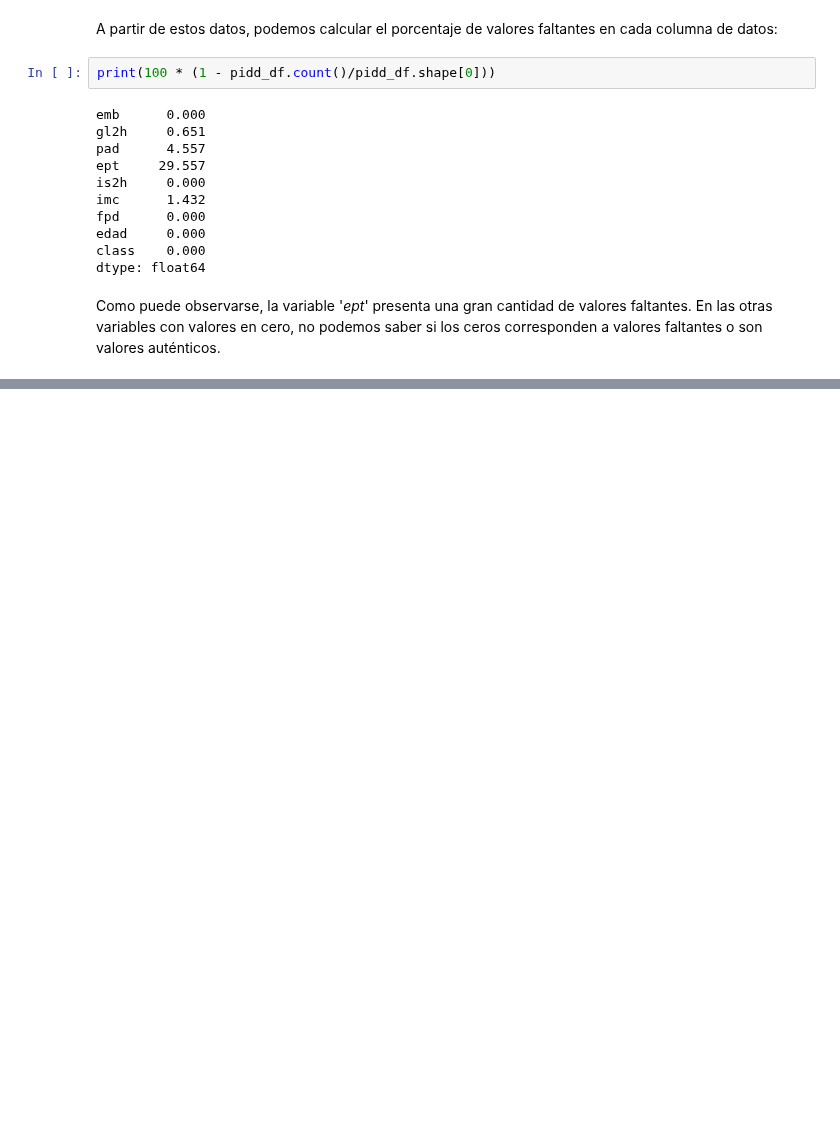
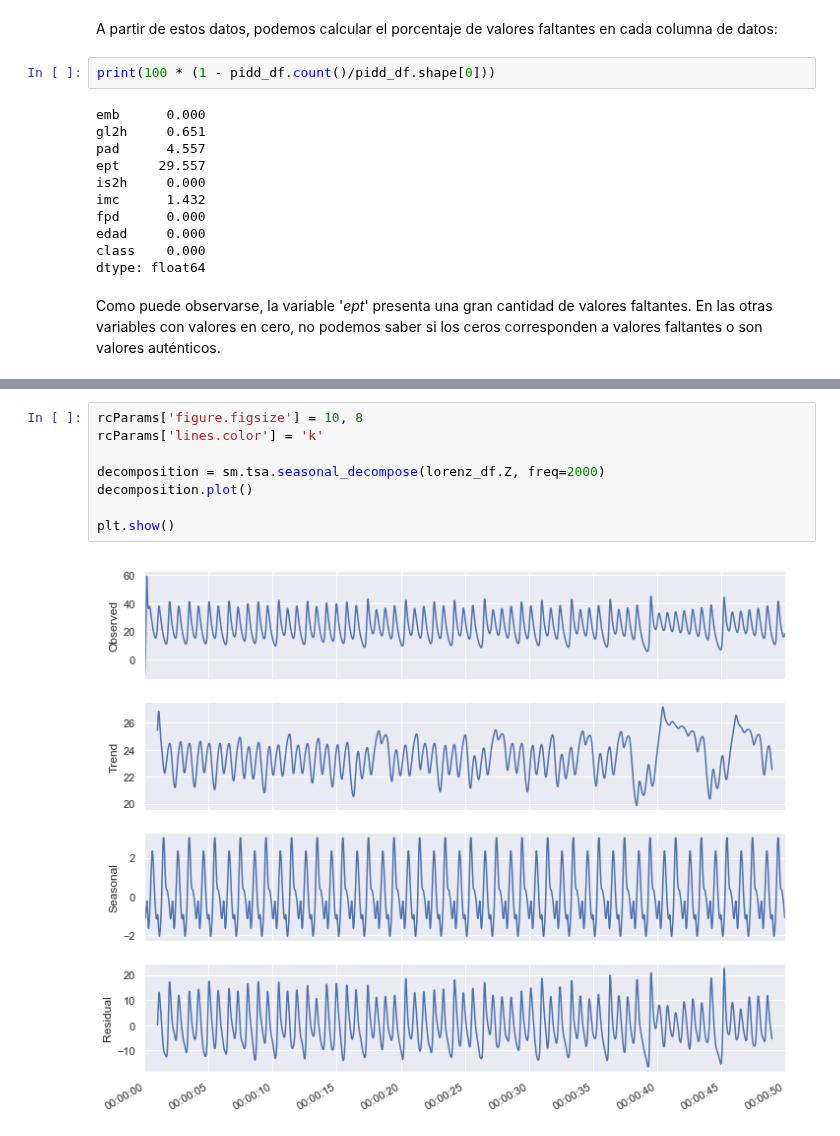
Before and after one commit to rsotoc/pattern-recognition, a Jupyter notebook: 5. Comprensión de los datos.ipynb, the cells around one changed output, grey strips where cells are left out. Cells and saved outputs as stored; diff of their text form; blank space fills up the shorter version.

```diff
--- a/5. Comprensión de los datos.ipynb
+++ b/5. Comprensión de los datos.ipynb
@@ -437,0 +591,10 @@ Como puede observarse, la variable '*ept*' presenta una gran cantidad de valores
+# %%
+rcParams['figure.figsize'] = 10, 8
+rcParams['lines.color'] = 'k'
+
+decomposition = sm.tsa.seasonal_decompose(lorenz_df.Z, freq=2000)
+decomposition.plot()
+
+plt.show()
+# %% [output]
+[figure, added]
```
Also changed, not shown: parts of 17 cells of this notebook, 5 other files.
